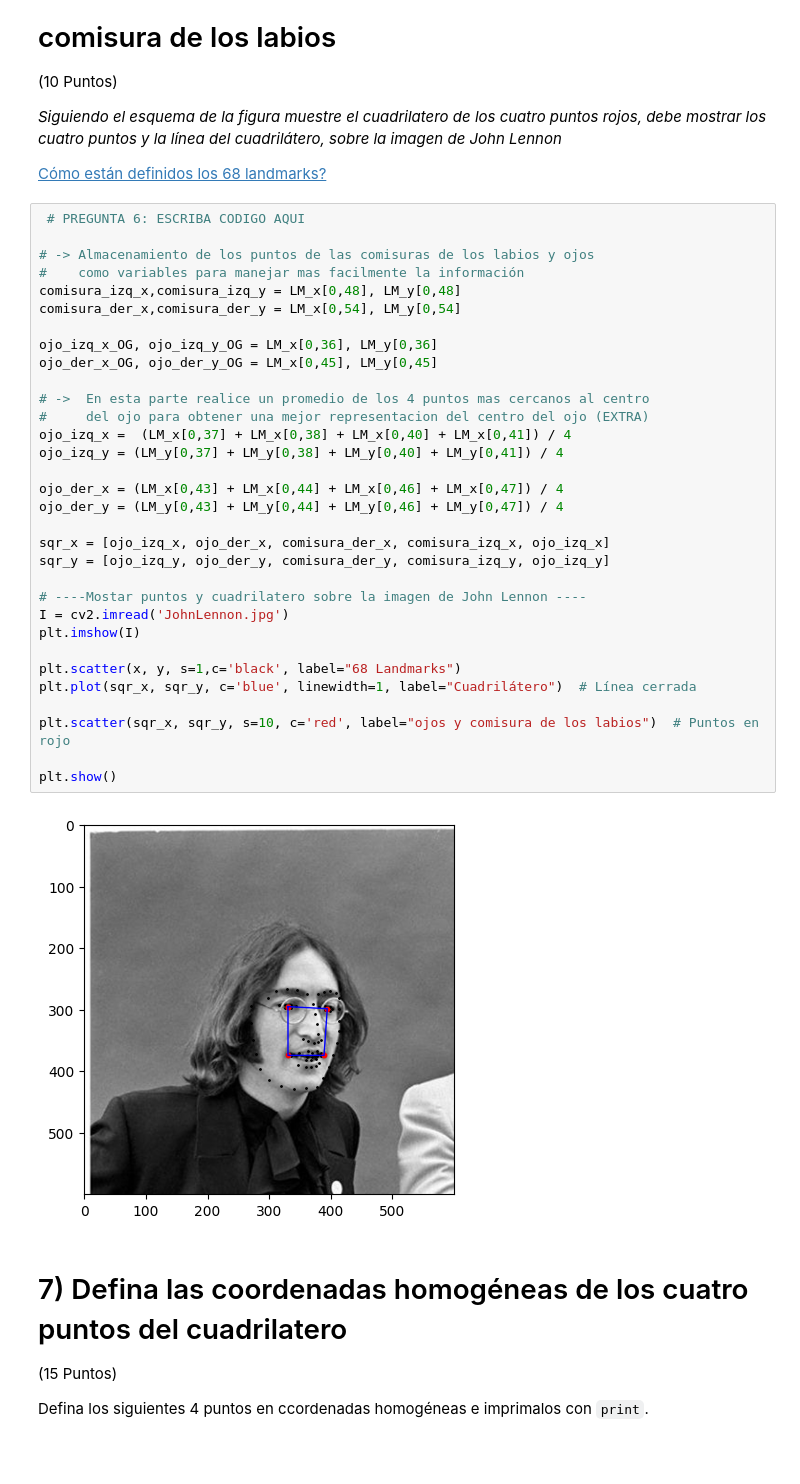
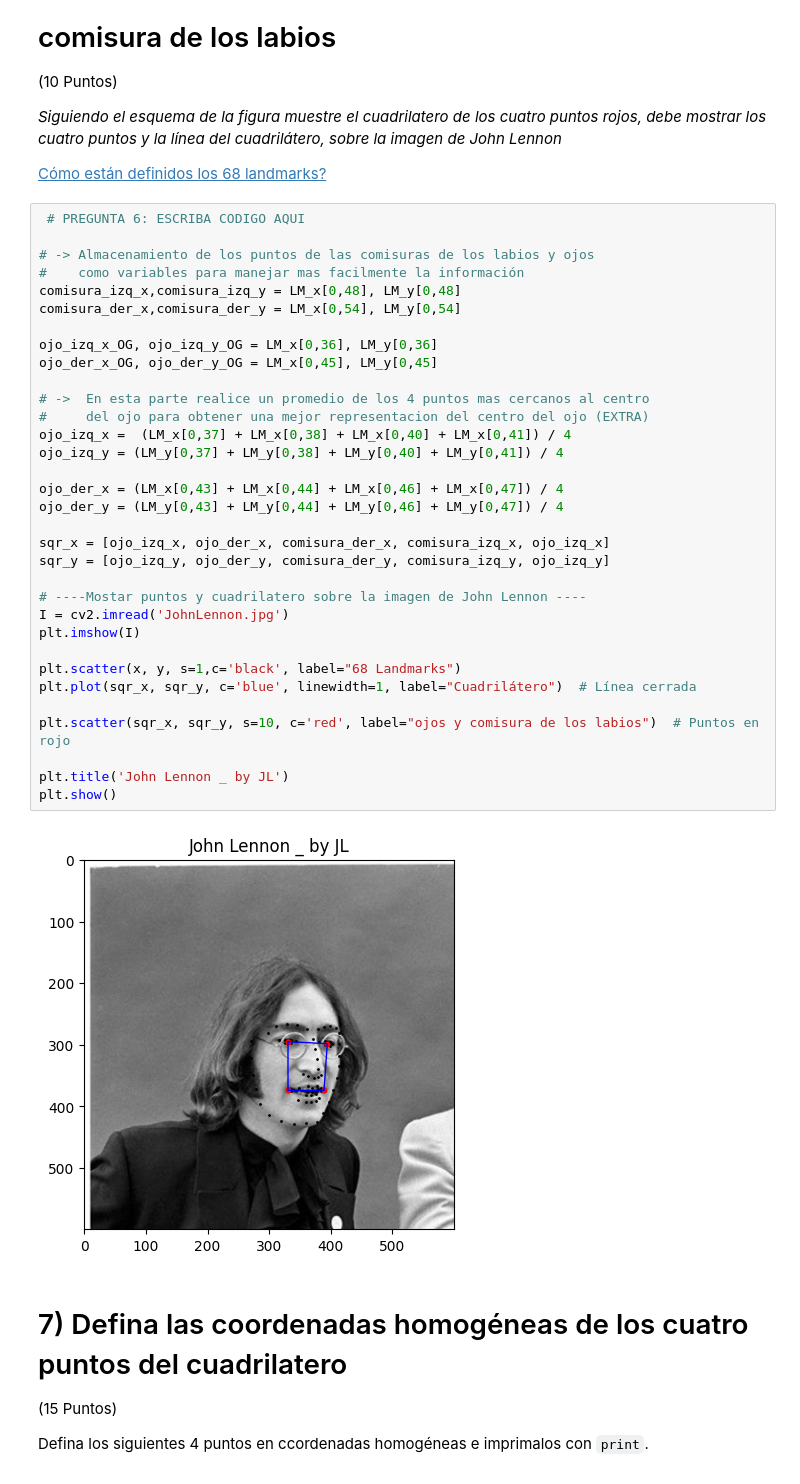
Before and after one commit to G2JL/Computer_Vision, a Jupyter notebook: 1902172_VC_A1_Puntos_lineas.ipynb, the cells around one changed output. Saved outputs shown, nothing was run; the diff lists cells and outputs as text.

```diff
--- a/1902172_VC_A1_Puntos_lineas.ipynb
+++ b/1902172_VC_A1_Puntos_lineas.ipynb
@@ -242,34 +242,35 @@ plt.show()
 # -> Almacenamiento de los puntos de las comisuras de los labios y ojos
 #    como variables para manejar mas facilmente la información
 comisura_izq_x,comisura_izq_y = LM_x[0,48], LM_y[0,48]
 comisura_der_x,comisura_der_y = LM_x[0,54], LM_y[0,54]
 
 ojo_izq_x_OG, ojo_izq_y_OG = LM_x[0,36], LM_y[0,36]
 ojo_der_x_OG, ojo_der_y_OG = LM_x[0,45], LM_y[0,45]
 
 # ->  En esta parte realice un promedio de los 4 puntos mas cercanos al centro
 #     del ojo para obtener una mejor representacion del centro del ojo (EXTRA)
 ojo_izq_x =  (LM_x[0,37] + LM_x[0,38] + LM_x[0,40] + LM_x[0,41]) / 4
 ojo_izq_y = (LM_y[0,37] + LM_y[0,38] + LM_y[0,40] + LM_y[0,41]) / 4
 
 ojo_der_x = (LM_x[0,43] + LM_x[0,44] + LM_x[0,46] + LM_x[0,47]) / 4
 ojo_der_y = (LM_y[0,43] + LM_y[0,44] + LM_y[0,46] + LM_y[0,47]) / 4
 
 sqr_x = [ojo_izq_x, ojo_der_x, comisura_der_x, comisura_izq_x, ojo_izq_x]
 sqr_y = [ojo_izq_y, ojo_der_y, comisura_der_y, comisura_izq_y, ojo_izq_y]
 
 # ----Mostar puntos y cuadrilatero sobre la imagen de John Lennon ----
 I = cv2.imread('JohnLennon.jpg')
 plt.imshow(I)
 
 plt.scatter(x, y, s=1,c='black', label="68 Landmarks")
 plt.plot(sqr_x, sqr_y, c='blue', linewidth=1, label="Cuadrilátero")  # Línea cerrada
 
 plt.scatter(sqr_x, sqr_y, s=10, c='red', label="ojos y comisura de los labios")  # Puntos en rojo
 
+plt.title('John Lennon _ by JL')
 plt.show()
 # %% [output]
-[figure, old version]
+[figure, new version]
 # %% [markdown]
 # 7) Defina las coordenadas homogéneas de los cuatro puntos del cuadrilatero
 
```
Also changed, not shown: parts of 5 cells of this notebook.
